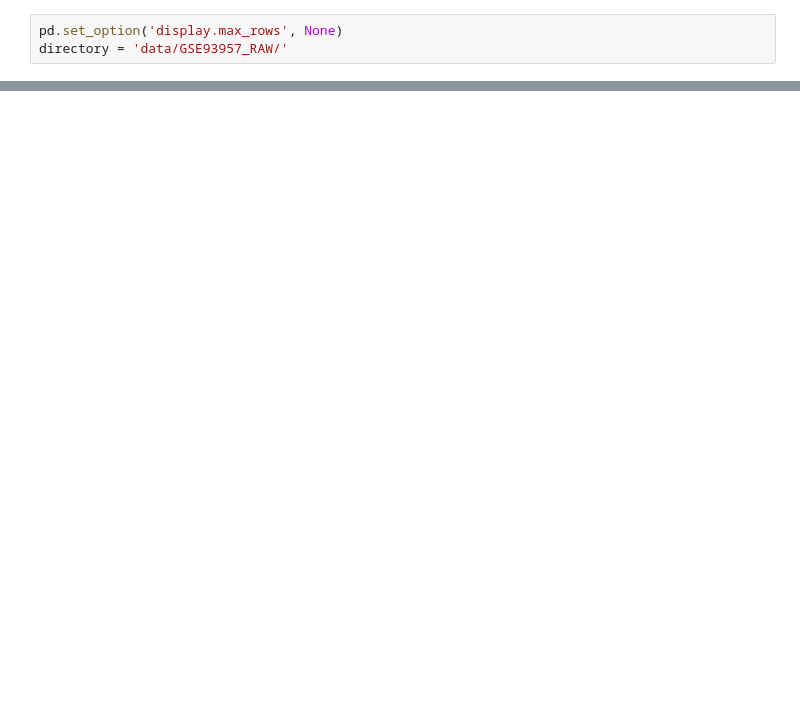
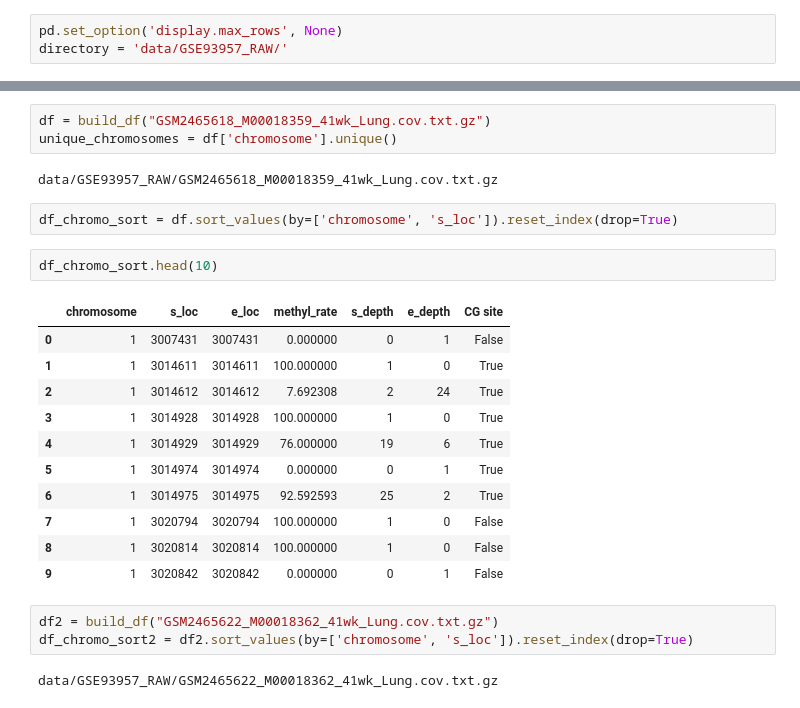
Before and after one commit to hunterDRuebsamen/Bioinformatic_Lab-1, a Jupyter notebook: test.ipynb, the cells around one changed output, grey strips where cells are left out. Drawn from its saved outputs; the diff is of its cells as text; blank space fills up the shorter version.

```diff
--- a/test.ipynb
+++ b/test.ipynb
@@ -259,0 +44,26 @@ for methylation_column in methylation_columns:
+# %%
+df = build_df("GSM2465618_M00018359_41wk_Lung.cov.txt.gz")
+unique_chromosomes = df['chromosome'].unique()
+# %% [output]
+data/GSE93957_RAW/GSM2465618_M00018359_41wk_Lung.cov.txt.gz
+# %%
+df_chromo_sort = df.sort_values(by=['chromosome', 's_loc']).reset_index(drop=True)
+# %%
+df_chromo_sort.head(10)
+# %% [output]
+|  | chromosome | s_loc | e_loc | methyl_rate | s_depth | e_depth | CG site |
+| 0 | 1 | 3007431 | 3007431 | 0.000000 | 0 | 1 | False |
+| 1 | 1 | 3014611 | 3014611 | 100.000000 | 1 | 0 | True |
+| 2 | 1 | 3014612 | 3014612 | 7.692308 | 2 | 24 | True |
+| 3 | 1 | 3014928 | 3014928 | 100.000000 | 1 | 0 | True |
+| 4 | 1 | 3014929 | 3014929 | 76.000000 | 19 | 6 | True |
+| 5 | 1 | 3014974 | 3014974 | 0.000000 | 0 | 1 | True |
+| 6 | 1 | 3014975 | 3014975 | 92.592593 | 25 | 2 | True |
+| 7 | 1 | 3020794 | 3020794 | 100.000000 | 1 | 0 | False |
+| 8 | 1 | 3020814 | 3020814 | 100.000000 | 1 | 0 | False |
+| 9 | 1 | 3020842 | 3020842 | 0.000000 | 0 | 1 | False |
+# %%
+df2 = build_df("GSM2465622_M00018362_41wk_Lung.cov.txt.gz")
+df_chromo_sort2 = df2.sort_values(by=['chromosome', 's_loc']).reset_index(drop=True)
+# %% [output]
+data/GSE93957_RAW/GSM2465622_M00018362_41wk_Lung.cov.txt.gz
```
Also changed, not shown: parts of 25 cells of this notebook.
